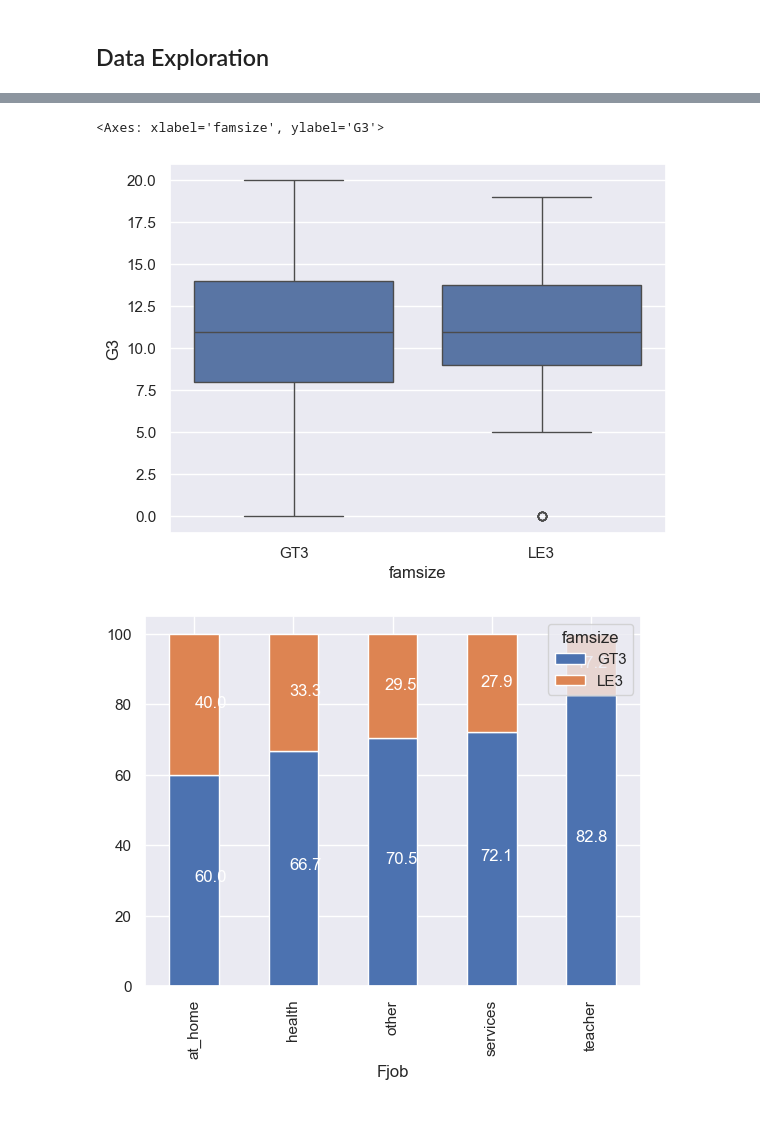
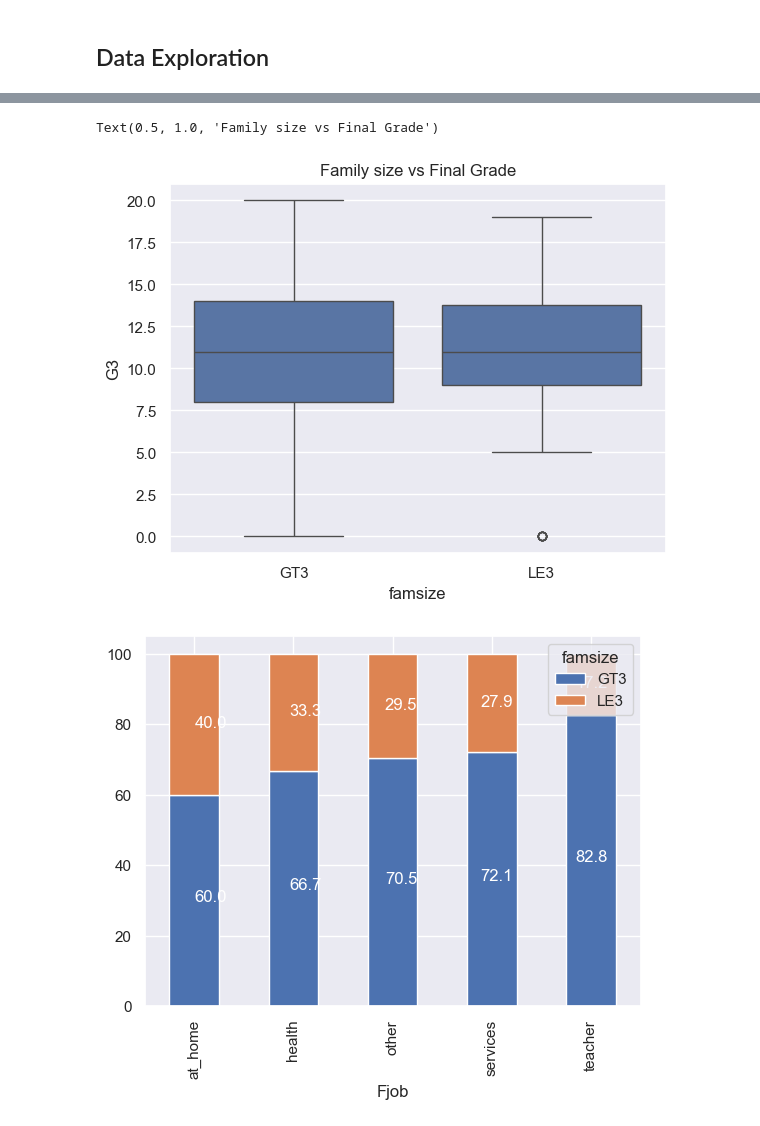
Before and after one commit to lasisi-ib/Projects, a Jupyter notebook: Student.ipynb, the cells around one changed output, grey strips where cells are left out. Saved outputs shown, nothing was run; the diff lists cells and outputs as text; code cells hidden in the pictures.

```diff
--- a/Student.ipynb
+++ b/Student.ipynb
@@ -8,3 +13,2 @@ import warnings
 # %%
-df = pd.read_csv("C:\\Users\\OWNER\\Desktop\\Data science\\trial\\student\\student.csv")
-df1 =  pd.read_csv("C:\\Users\\OWNER\\Desktop\\Data science\\trial\\student\\student-por.csv")
+df = pd.read_csv("student.csv") # Update your path when running locally
@@ -76,8 +78,9 @@ Variables to consider include:
 # %%
 sns.boxplot(x = 'famsize', y = 'G3', data =df)
+plt.title("Family size vs Final Grade")
 # %% [output]
-<Axes: xlabel='famsize', ylabel='G3'>
+Text(0.5, 1.0, 'Family size vs Final Grade')
-[figure, old version]
+[figure, new version]
 # %%
 def stacked_bar(var1, var2):
     a = pd.crosstab(df[var1], df[var2])
```
Also changed, not shown: parts of 11 cells of this notebook.
